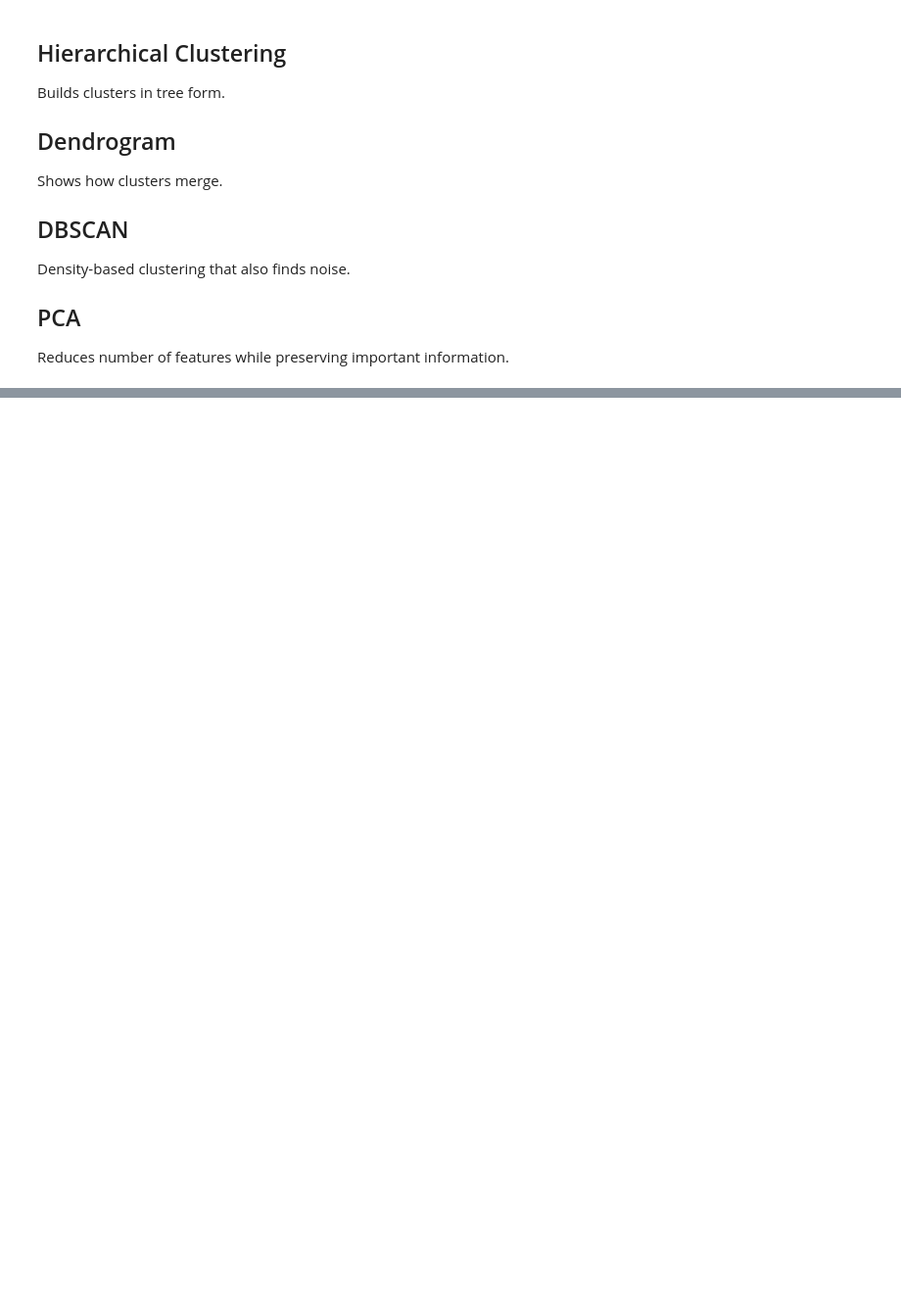
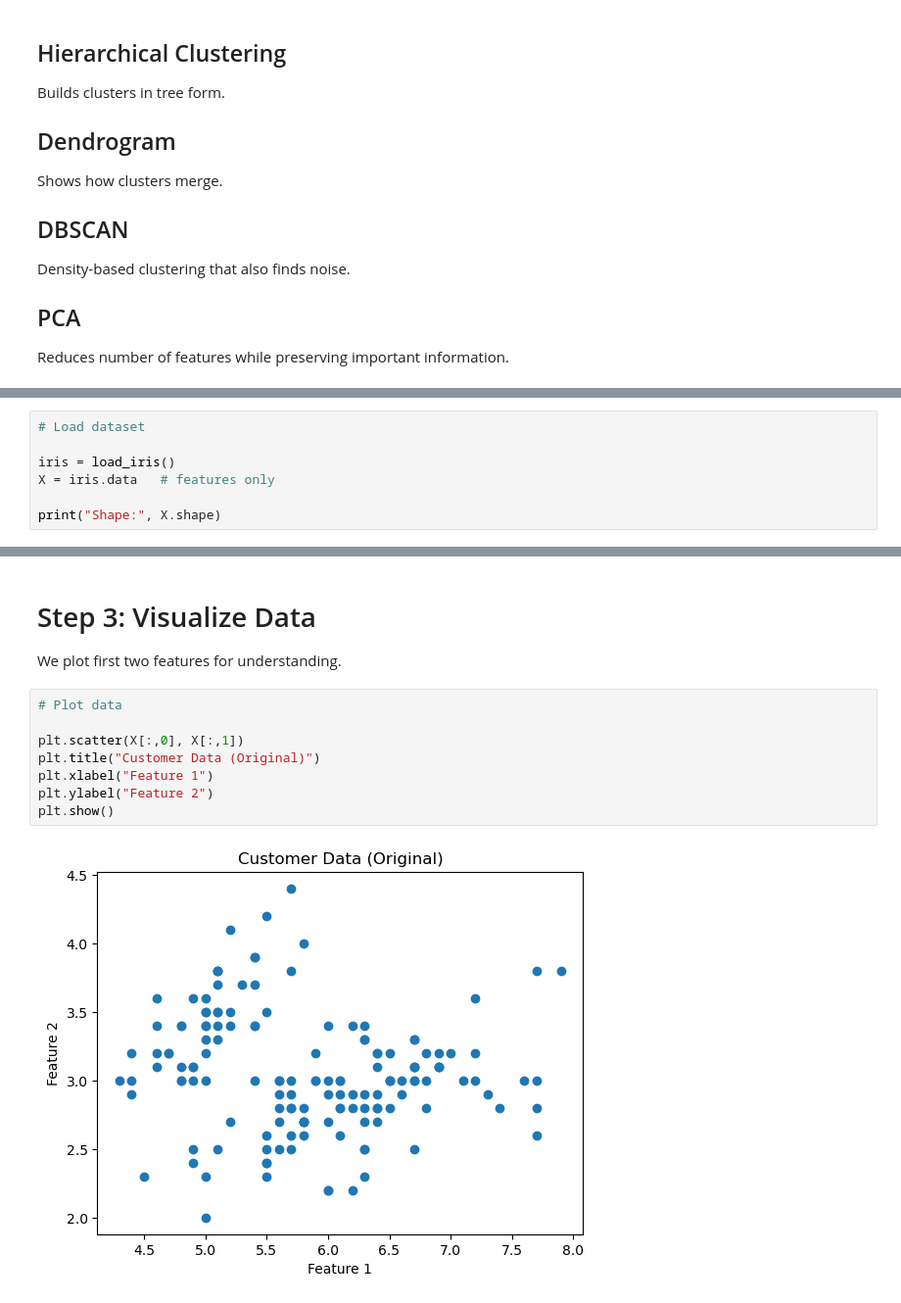
Before and after one commit to sakshi13122006/daily-practice, a Jupyter notebook: python programming/Week 17/02_unsupervised_learning.ipynb, the cells around one changed output, grey strips where cells are left out. Shown at 98% size. Drawn from its saved outputs; the diff is of its cells as text; blank space fills up the shorter version.

```diff
--- a/python programming/Week 17/02_unsupervised_learning.ipynb
+++ b/python programming/Week 17/02_unsupervised_learning.ipynb
@@ -607,0 +637,7 @@ Reduces number of features while preserving important information.
+# %%
+# Load dataset
+
+iris = load_iris()
+X = iris.data   # features only
+
+print("Shape:", X.shape)
@@ -607,0 +662,14 @@ Reduces number of features while preserving important information.
+# %% [markdown]
+# Step 3: Visualize Data
+
+We plot first two features for understanding.
+# %%
+# Plot data
+
+plt.scatter(X[:,0], X[:,1])
+plt.title("Customer Data (Original)")
+plt.xlabel("Feature 1")
+plt.ylabel("Feature 2")
+plt.show()
+# %% [output]
+[figure, added]
```
Also changed, not shown: parts of 17 cells of this notebook.
